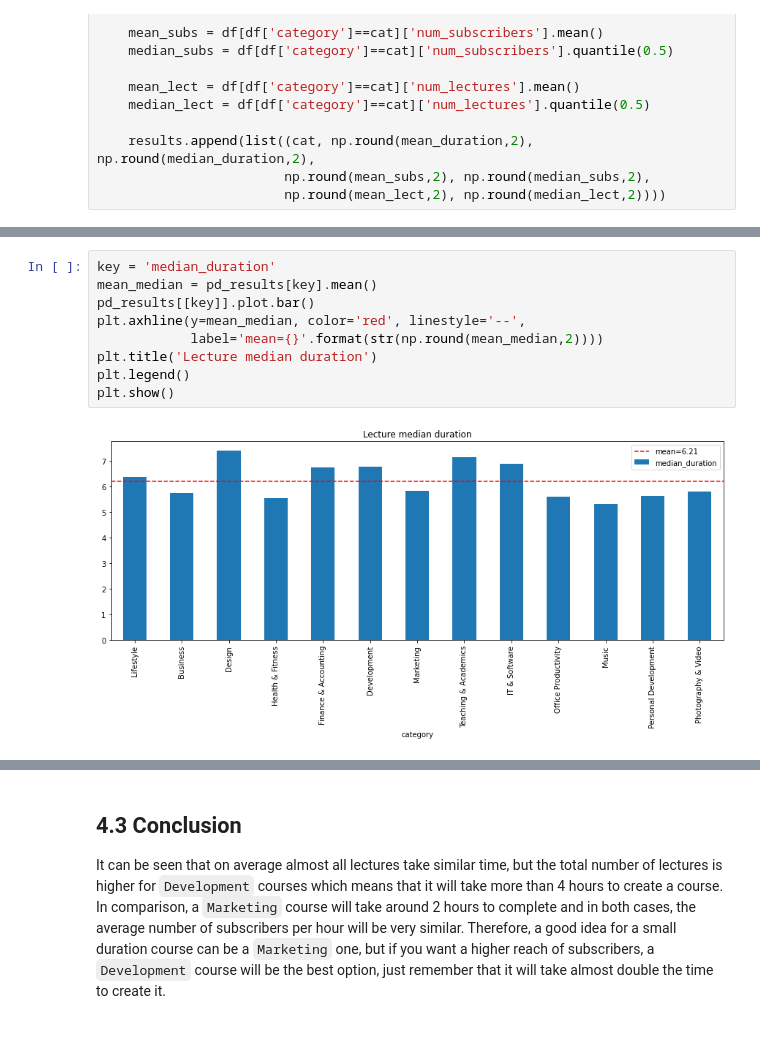
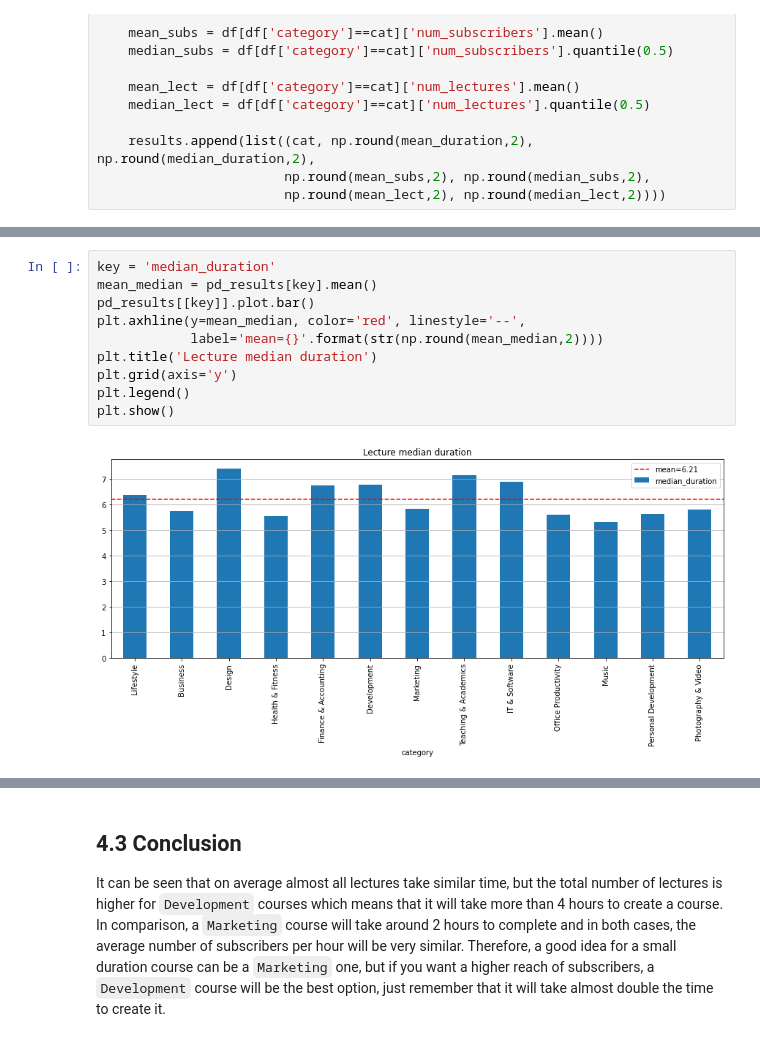
Before and after one commit to mriosrivas/udemy-courses, a Jupyter notebook: 4.-Number-Subscribers.ipynb, the cells around one changed output, grey strips where cells are left out. Drawn from its saved outputs; the diff is of its cells as text.

```diff
--- a/4.-Number-Subscribers.ipynb
+++ b/4.-Number-Subscribers.ipynb
@@ -104,14 +103,15 @@ pd_results.sort_values(by=['median_subs'], ascending=False)
 # %%
 key = 'median_duration'
 mean_median = pd_results[key].mean()
 pd_results[[key]].plot.bar()
 plt.axhline(y=mean_median, color='red', linestyle='--',
             label='mean={}'.format(str(np.round(mean_median,2))))
 plt.title('Lecture median duration')
+plt.grid(axis='y')
 plt.legend()
 plt.show()
 # %% [output]
-[figure, old version]
+[figure, new version]
 # %%
 key = 'median_lect'
 mean_median = pd_results[key].mean()
```
Also changed, not shown: parts of 5 cells of this notebook, 3 other files.
